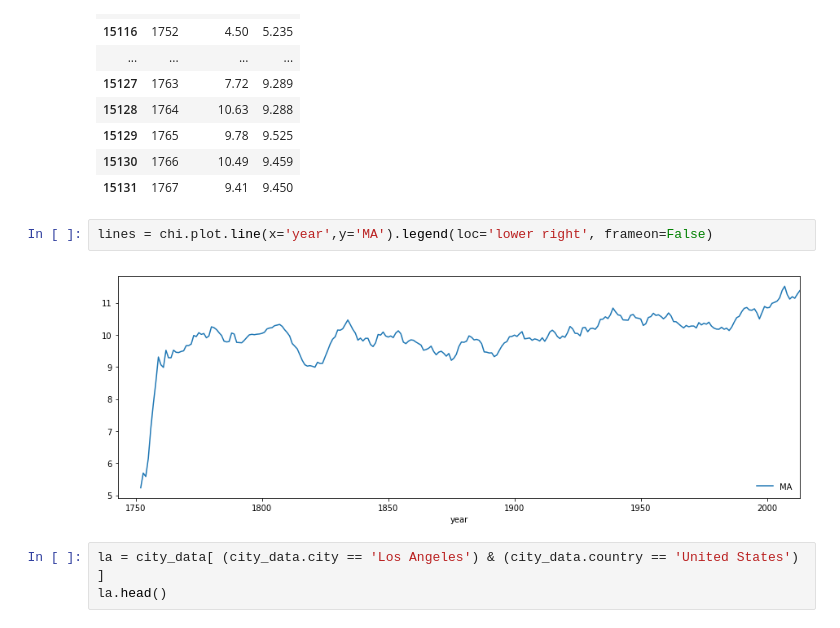
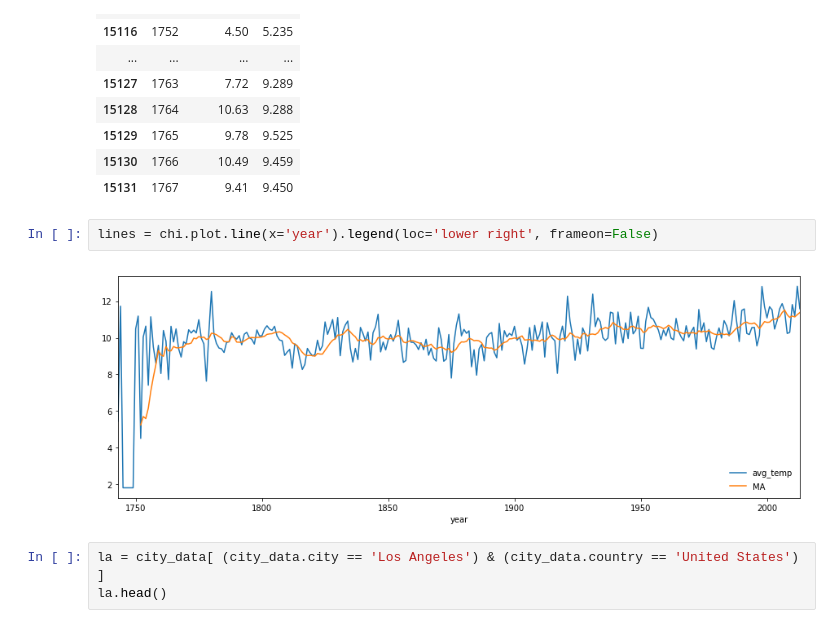
Before and after one commit to stevemn/udacity-da-weather, a Jupyter notebook: weather_trends.ipynb, the cells around one changed output. Saved outputs shown, nothing was run; the diff lists cells and outputs as text.

```diff
--- a/weather_trends.ipynb
+++ b/weather_trends.ipynb
@@ -231,9 +251,9 @@ chi.head(25)
 | 15130 | 1766 | 10.49 | 9.459 |
 | 15131 | 1767 | 9.41 | 9.450 |
 # %%
-lines = chi.plot.line(x='year',y='MA').legend(loc='lower right', frameon=False)
+lines = chi.plot.line(x='year').legend(loc='lower right', frameon=False)
 # %% [output]
-[figure, old version]
+[figure, new version]
 # %%
 la = city_data[ (city_data.city == 'Los Angeles') & (city_data.country == 'United States') ]
 la.head()
```
Also changed, not shown: parts of 22 cells of this notebook.
